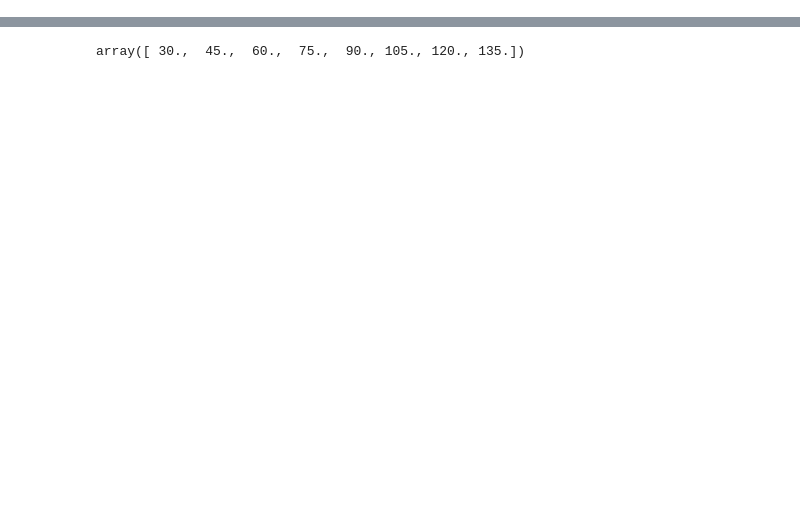
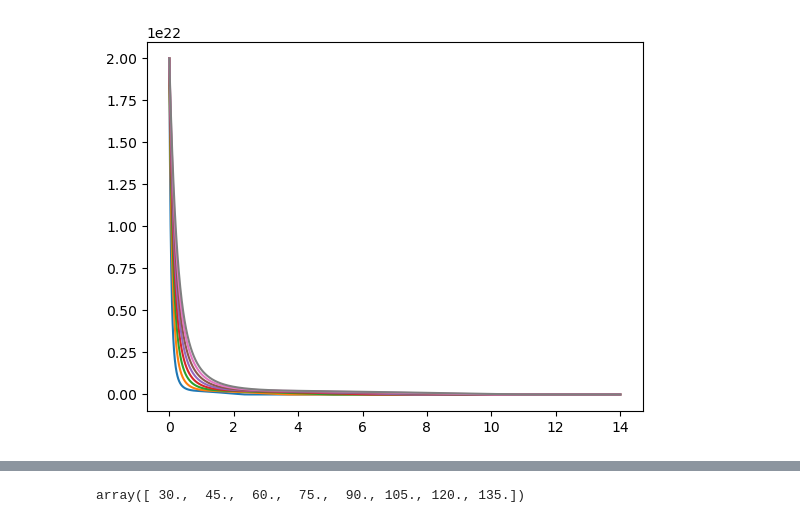
Before and after one commit to PhilPhilJ/MicroNanoProject, a Jupyter notebook: Plot for etch stop.ipynb, the cells around one changed output, grey strips where cells are left out. Drawn from its saved outputs; the diff is of its cells as text; code cells hidden in the pictures; blank space fills up the shorter version.

```diff
--- a/Plot for etch stop.ipynb
+++ b/Plot for etch stop.ipynb
@@ -24,5 +25,13 @@ def func(t, k, t0):
 # %%
 ts = np.array([0.5, 0.75, 1, 1.25, 1.5, 1.75, 2.0, 2.25]) * 60
+# %%
+for i in range(len(times)):
+
+        depth = dfs[i].depth.to_numpy()
+        doping = dfs[i].doping.to_numpy()
+        plt.plot(depth,doping)
+# %% [output]
+[figure, added]
 # %%
 fig, ax = plt.subplots()
 filled_marker_style = dict(marker='o', linestyle=':', markersize=15,
```
Also changed, not shown: parts of 2 cells of this notebook.
